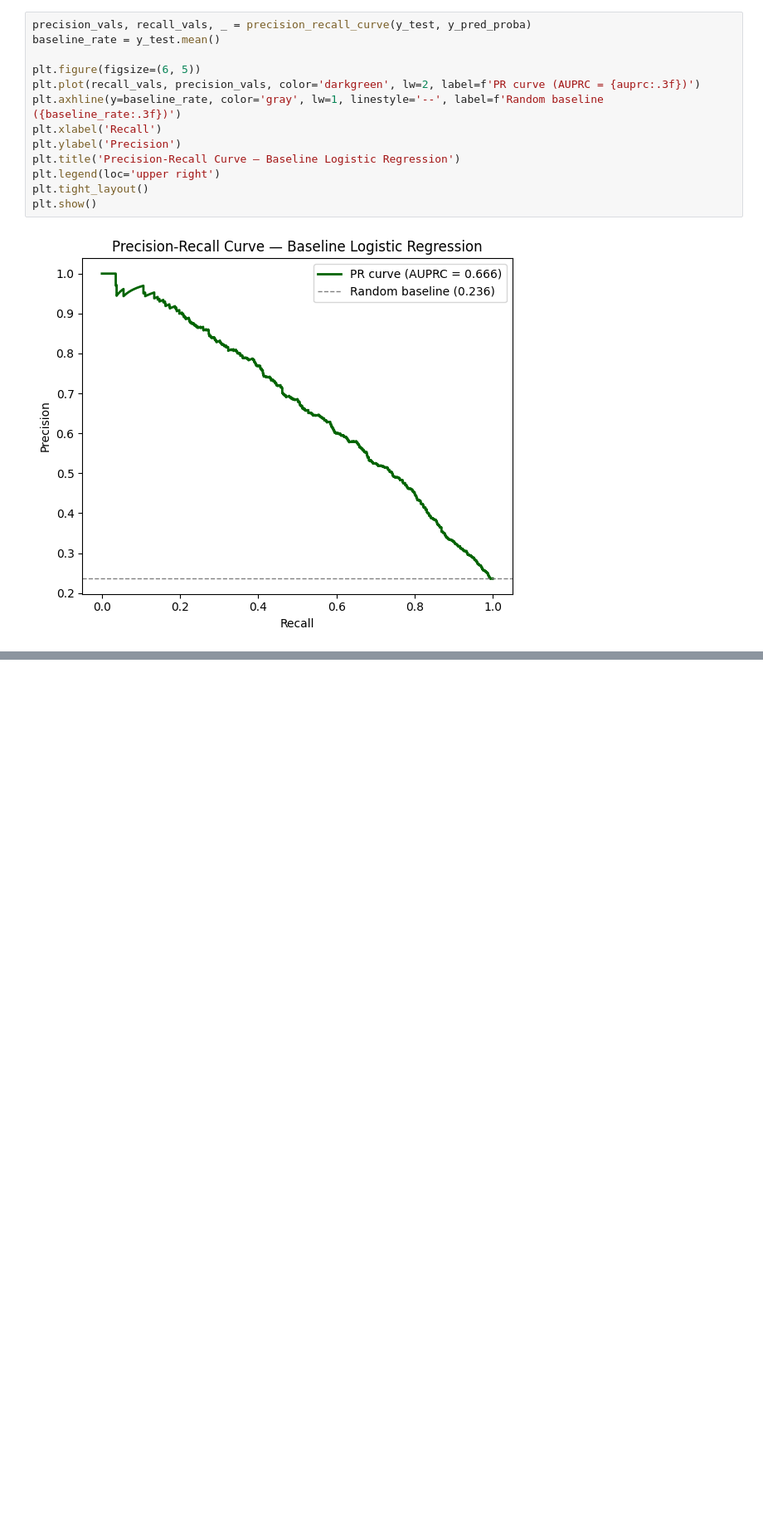
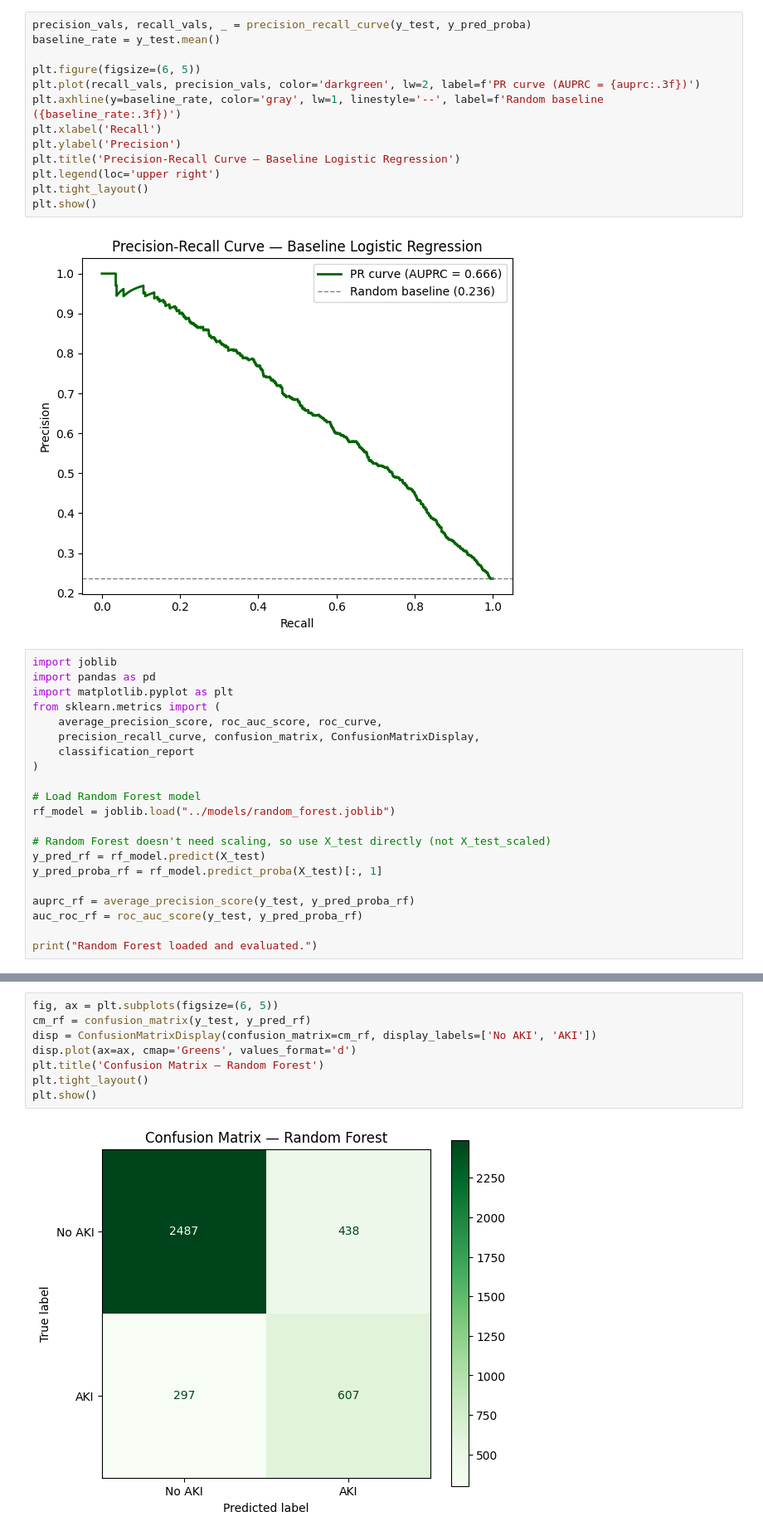
Before and after one commit to omiiii274/AKI-Prediction-in-Type-2-Diabetes-Patient-, a Jupyter notebook: notebooks/explore_data.ipynb, the cells around one changed output, grey strips where cells are left out. Shown at 83% size. Saved outputs shown, nothing was run; the diff lists cells and outputs as text; blank space fills up the shorter version.

Commit message:
trained random forest model

```diff
--- a/notebooks/explore_data.ipynb
+++ b/notebooks/explore_data.ipynb
@@ -588,3 +592,24 @@ plt.tight_layout()
 plt.show()
 # %% [output]
 [figure]
+# %%
+import joblib
+import pandas as pd
+import matplotlib.pyplot as plt
+from sklearn.metrics import (
+    average_precision_score, roc_auc_score, roc_curve,
+    precision_recall_curve, confusion_matrix, ConfusionMatrixDisplay,
+    classification_report
+)
+
+# Load Random Forest model
+rf_model = joblib.load("../models/random_forest.joblib")
+
+# Random Forest doesn't need scaling, so use X_test directly (not X_test_scaled)
+y_pred_rf = rf_model.predict(X_test)
+y_pred_proba_rf = rf_model.predict_proba(X_test)[:, 1]
+
+auprc_rf = average_precision_score(y_test, y_pred_proba_rf)
+auc_roc_rf = roc_auc_score(y_test, y_pred_proba_rf)
+
+print("Random Forest loaded and evaluated.")
@@ -590,0 +653,10 @@ plt.show()
+# %%
+fig, ax = plt.subplots(figsize=(6, 5))
+cm_rf = confusion_matrix(y_test, y_pred_rf)
+disp = ConfusionMatrixDisplay(confusion_matrix=cm_rf, display_labels=['No AKI', 'AKI'])
+disp.plot(ax=ax, cmap='Greens', values_format='d')
+plt.title('Confusion Matrix — Random Forest')
+plt.tight_layout()
+plt.show()
+# %% [output]
+[figure, added]
```
Also changed, not shown: parts of 8 cells of this notebook, 4 other files.
